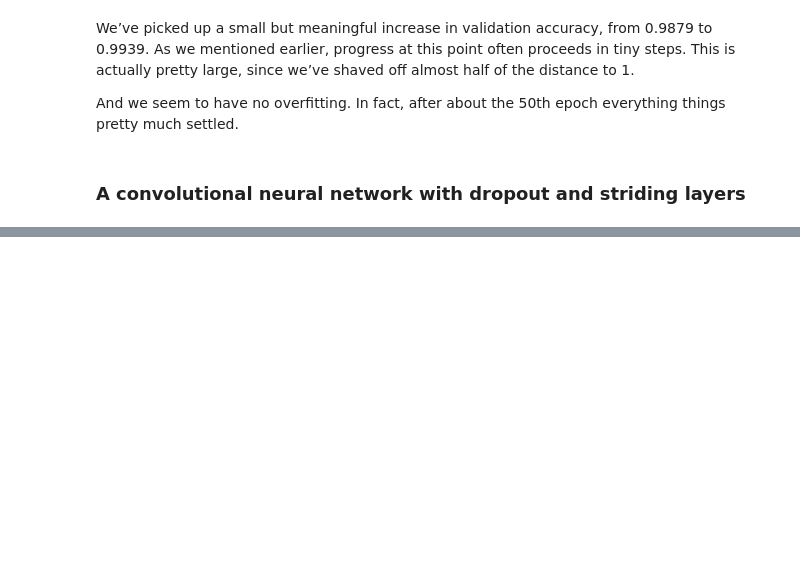
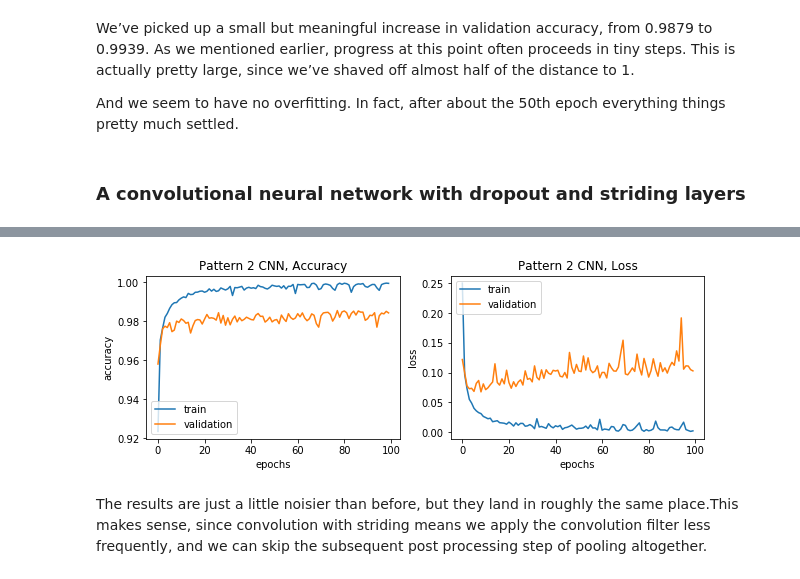
Before and after one commit to rahiakela/deep-learning--from-basics-to-practice, a Jupyter notebook: convolution_networks.ipynb, the cells around one changed output, grey strips where cells are left out. Cells and saved outputs as stored; diff of their text form; code cells hidden in the pictures; blank space fills up the shorter version.

```diff
--- a/convolution_networks.ipynb
+++ b/convolution_networks.ipynb
@@ -491,0 +710,24 @@ everything things pretty much settled.
+# %%
+def make_pattern_2_cnn_model():
+  model = Sequential()
+
+  model.add(Conv2D(32, (5, 5), activation=None, padding='same', input_shape=(image_height, image_width, 1)))
+  model.add(Conv2D(32, (5, 5), activation=None, padding='same', strides=(2, 2)))
+
+  model.add(Conv2D(16, (5, 5), activation=None, padding='same'))
+  model.add(Conv2D(16, (3, 3), activation=None, padding='same', strides=(2, 2)))
+
+  model.add(Conv2D(8, (5, 5), activation=None, padding='same'))
+  model.add(Conv2D(8, (3, 3), activation=None, padding='same', strides=(2, 2)))
+
+  model.add(Flatten())
+  model.add(Dense(512, activation='relu'))
+  model.add(Dense(256, activation='relu'))
+  model.add(Dense(number_of_classes, activation='softmax'))
+
+  model.compile(loss='categorical_crossentropy', optimizer='adam', metrics=['accuracy'])
+
+  return model
+# %%
+pattern_2_cnn_model = make_pattern_2_cnn_model()
+pattern_2_cnn_history = pattern_2_cnn_model.fit(X_train, y_train, validation_data=(X_test, y_test), epochs=100, batch_size=256)
@@ -491,0 +752,9 @@ everything things pretty much settled.
+# %%
+plot_accuracy_and_loss(pattern_2_cnn_history, 'Pattern 2 CNN')
+# %% [output]
+[figure, added]
+# %% [markdown]
+The results are just a little noisier than before, but they land in roughly
+the same place.This makes sense, since convolution with striding
+means we apply the convolution filter less frequently, and we can skip
+the subsequent post processing step of pooling altogether.
```
Also changed, not shown: parts of 22 cells of this notebook.
